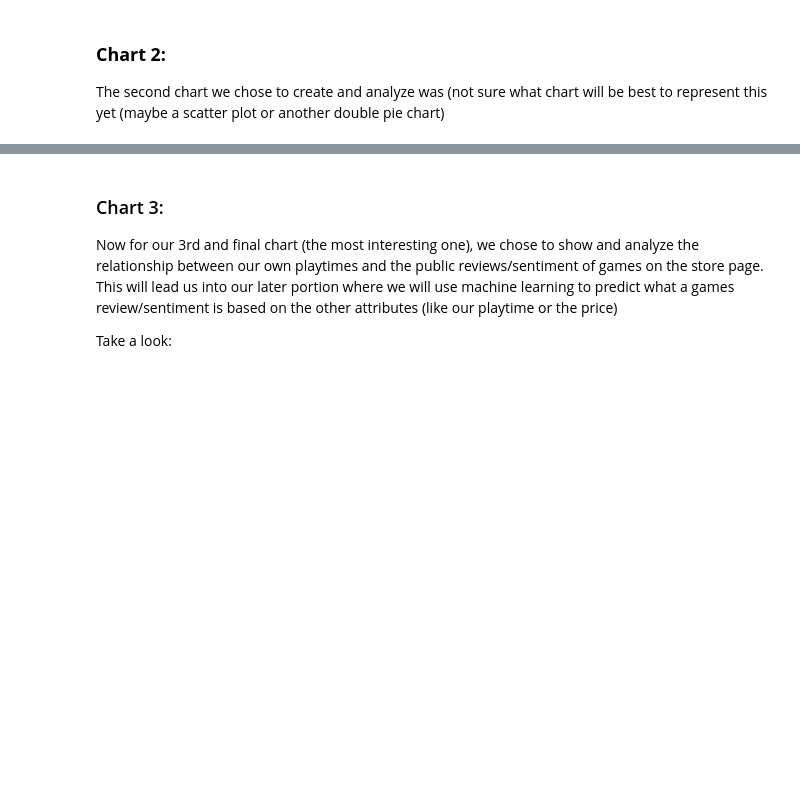
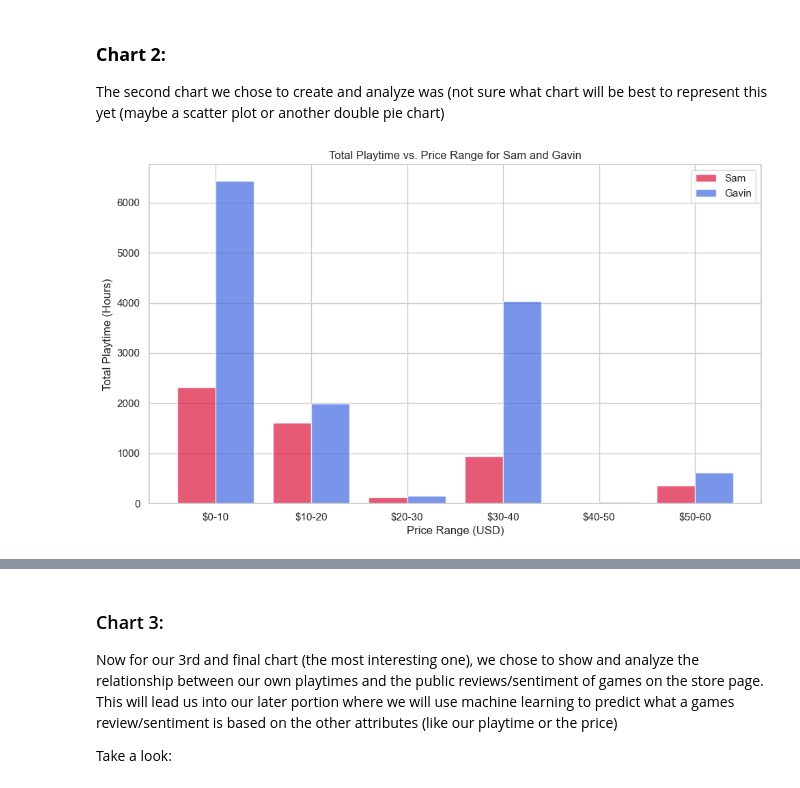
Before and after one commit to samueleallen/Quantified-Self, a Jupyter notebook: QuantifiedSelf.ipynb, the cells around one changed output, grey strips where cells are left out. Drawn from its saved outputs; the diff is of its cells as text; code cells hidden in the pictures; blank space fills up the shorter version.

Commit message:
Completed Charts for EDA

```diff
--- a/QuantifiedSelf.ipynb
+++ b/QuantifiedSelf.ipynb
@@ -212,7 +214,51 @@ So, we will move on to the next graph, comparing price to playtime:
 
 The second chart we chose to create and analyze was (not sure what chart will be best to represent this yet (maybe a scatter plot or another double pie chart)
 # %%
-# Code for the price to playtime chart
+import numpy as np
+
+# define the bins for the price ranges (0-10, 10-20, ... 50-60) where 0 represents a free game and 60 is the highest price of games (usually except for some that are like 70 nowadays)
+bins = np.arange(0, 70, 10)  # Adjust the range and bin size as needed
+
+# calculate the total playtime for Sam in each price range (sum all games in the same price ranfe then convert to hours)
+sam_playtime_binned = []
+for i in range(len(bins) - 1):
+    lower_bound = bins[i] # ex: 0 for range 0-10
+    upper_bound = bins[i+1] # ex: 10 for range 0-10
+    # filter games within the price range and sum their playtime
+    total_playtime = df.loc[(df['Price (USD $)'] >= lower_bound) & (df['Price (USD $)'] < upper_bound), 'playtime_forever_Sam'].sum() / 60 #convert to hours
+    sam_playtime_binned.append(total_playtime)
+
+# calculate the total playtime for Gavin now
+gavin_playtime_binned = []
+for i in range(len(bins) - 1):
+    lower_bound = bins[i]
+    upper_bound = bins[i+1]
+    total_playtime = df.loc[(df['Price (USD $)'] >= lower_bound) & (df['Price (USD $)'] < upper_bound), 'playtime_forever_Gavin'].sum() / 60 # convert to hours
+    gavin_playtime_binned.append(total_playtime)
+
+# x-axis positions for the bars
+x = bins[:-1]
+# shift Sam's bars to the and gavin's bars to the right to keep them from overlapping
+x_sam = x - 2
+x_gavin = x + 2
+
+# actually create the grouped bar chart here
+plt.figure(figsize=(10, 6))
+plt.bar(x_sam, sam_playtime_binned, width=4, label='Sam', color="crimson", alpha=0.7)
+plt.bar(x_gavin, gavin_playtime_binned, width=4, label='Gavin', color="royalblue", alpha=0.7)
+
+# add labels and title
+plt.xlabel('Price Range (USD)')
+plt.ylabel('Total Playtime (Hours)')
+plt.title('Total Playtime vs. Price Range for Sam and Gavin')
+
+#set the x-axis ticks and labels then show plot
+plt.xticks(x, [f'${start}-{start+10}' for start in bins[:-1]])
+plt.legend()
+plt.tight_layout()
+plt.show()
+# %% [output]
+[figure, added]
 # %% [markdown]
 ### Analysis of Price to Playtime Chart
 
```
Also changed, not shown: parts of 5 cells of this notebook.
